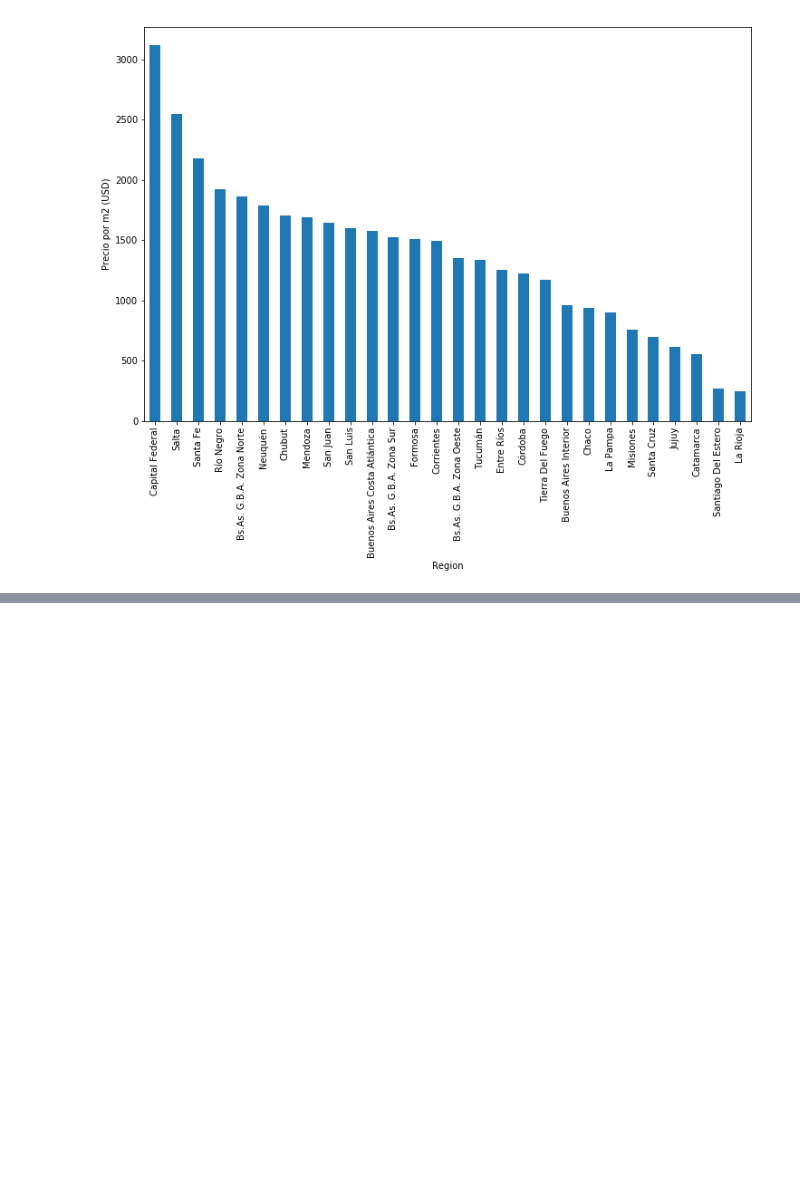
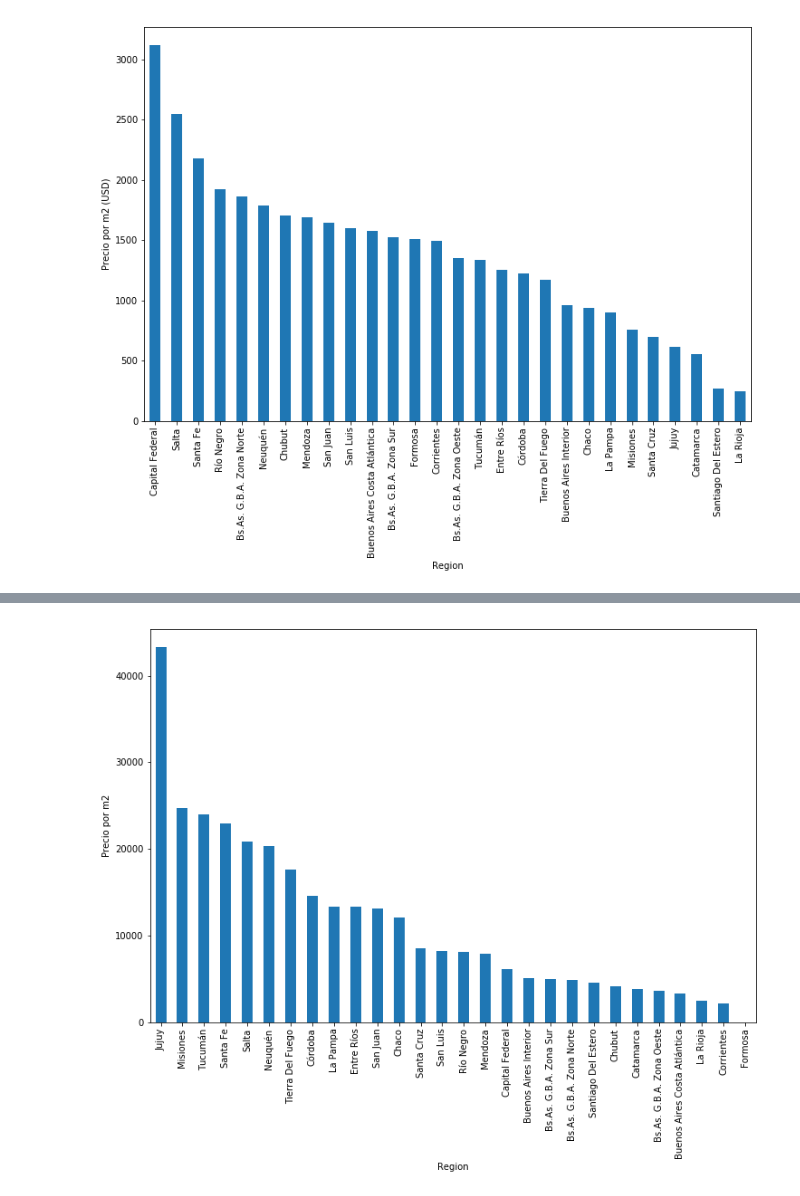
Before and after one commit to AlejandroDaneri/Machine-Learning-Properati, a Jupyter notebook: TP.ipynb, the cells around one changed output, grey strips where cells are left out. Drawn from its saved outputs; the diff is of its cells as text; code cells hidden in the pictures; blank space fills up the shorter version.

```diff
--- a/TP.ipynb
+++ b/TP.ipynb
@@ -81,0 +113,9 @@ plt.show()
+# %%
+ranking_precios2 = propiedades_con_precio.groupby('region').mean()['price_per_m2'].sort_values(ascending=False)
+# %%
+ranking_precios2.plot(kind='bar',figsize=(12,8))
+plt.xlabel('Region')
+plt.ylabel('Precio por m2')
+plt.show()
+# %% [output]
+[figure, added]
```
Also changed, not shown: parts of 10 cells of this notebook.
